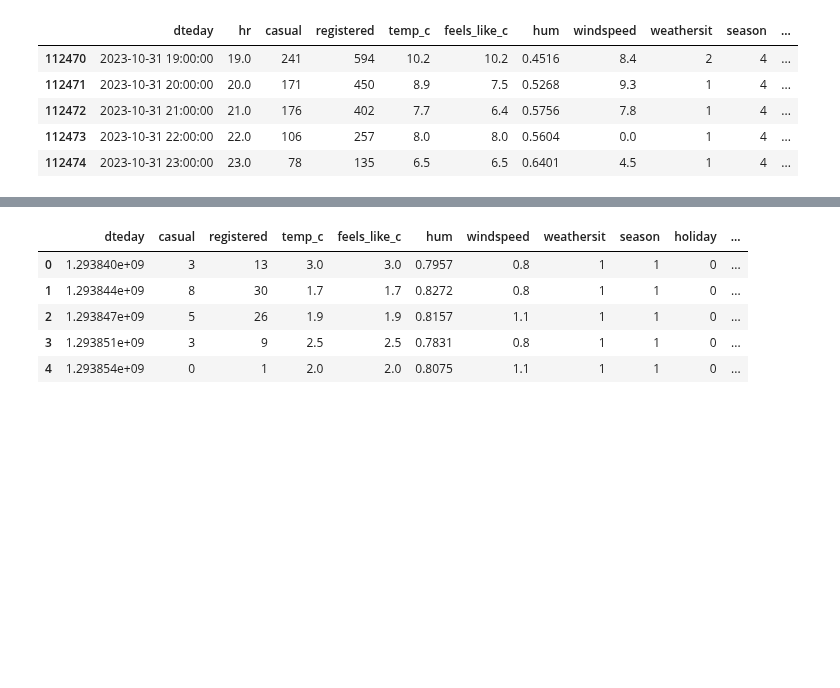
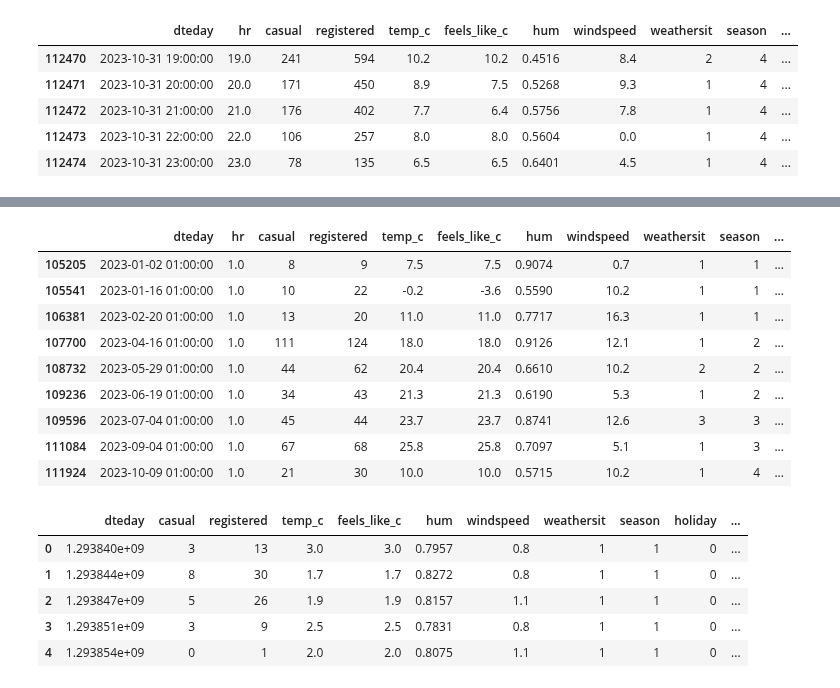
Before and after one commit to MarshallPotts/CSE450-Machine-Learning, a Jupyter notebook: case_study4.ipynb, the cells around one changed output, grey strips where cells are left out. Saved outputs shown, nothing was run; the diff lists cells and outputs as text; code cells hidden in the pictures; blank space fills up the shorter version.

```diff
--- a/case_study4.ipynb
+++ b/case_study4.ipynb
@@ -68,3 +130,18 @@ bikes.tail()
+# %%
+#days that are holidays in 2023
+holidays_2023 = bikes_2023[(bikes_2023['holiday'] == 1) & (bikes_2023["hr"] == 1)]
+holidays_2023.head(20)  #why is there a holiday on december 26?
+# %% [output]
+|  | dteday | hr | casual | registered | temp_c | feels_like_c | hum | windspeed | weathersit | season | ... |
+| 105205 | 2023-01-02 01:00:00 | 1.0 | 8 | 9 | 7.5 | 7.5 | 0.9074 | 0.7 | 1 | 1 | ... |
+| 105541 | 2023-01-16 01:00:00 | 1.0 | 10 | 22 | -0.2 | -3.6 | 0.5590 | 10.2 | 1 | 1 | ... |
+| 106381 | 2023-02-20 01:00:00 | 1.0 | 13 | 20 | 11.0 | 11.0 | 0.7717 | 16.3 | 1 | 1 | ... |
+| 107700 | 2023-04-16 01:00:00 | 1.0 | 111 | 124 | 18.0 | 18.0 | 0.9126 | 12.1 | 1 | 2 | ... |
+| 108732 | 2023-05-29 01:00:00 | 1.0 | 44 | 62 | 20.4 | 20.4 | 0.6610 | 10.2 | 2 | 2 | ... |
+| 109236 | 2023-06-19 01:00:00 | 1.0 | 34 | 43 | 21.3 | 21.3 | 0.6190 | 5.3 | 1 | 2 | ... |
+| 109596 | 2023-07-04 01:00:00 | 1.0 | 45 | 44 | 23.7 | 23.7 | 0.8741 | 12.6 | 3 | 3 | ... |
+| 111084 | 2023-09-04 01:00:00 | 1.0 | 67 | 68 | 25.8 | 25.8 | 0.7097 | 5.1 | 1 | 3 | ... |
+| 111924 | 2023-10-09 01:00:00 | 1.0 | 21 | 30 | 10.0 | 10.0 | 0.5715 | 10.2 | 1 | 4 | ... |
 # %%
 #convert datetime into epochs
 bikes['dteday'] = bikes['dteday'].astype(int) / 10**9 #convert to seconds
```
Also changed, not shown: parts of 10 cells of this notebook.
